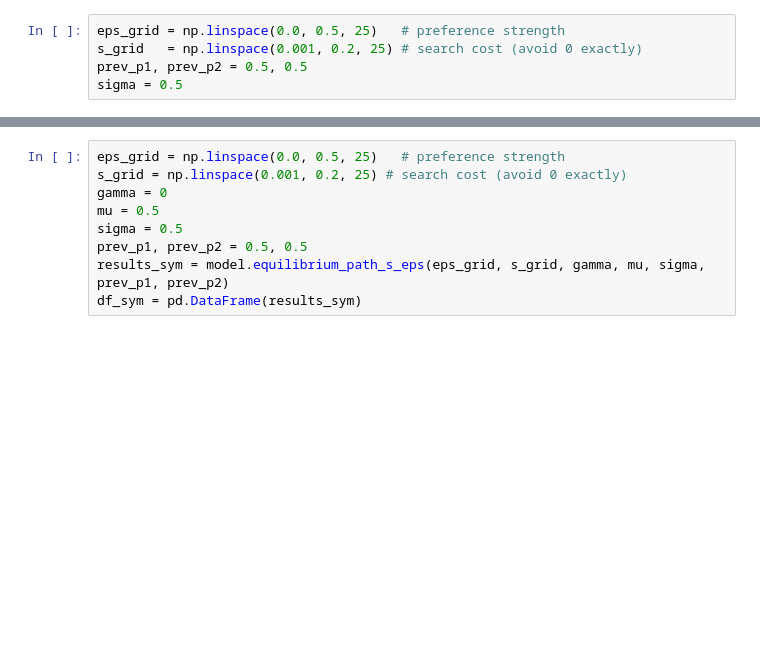
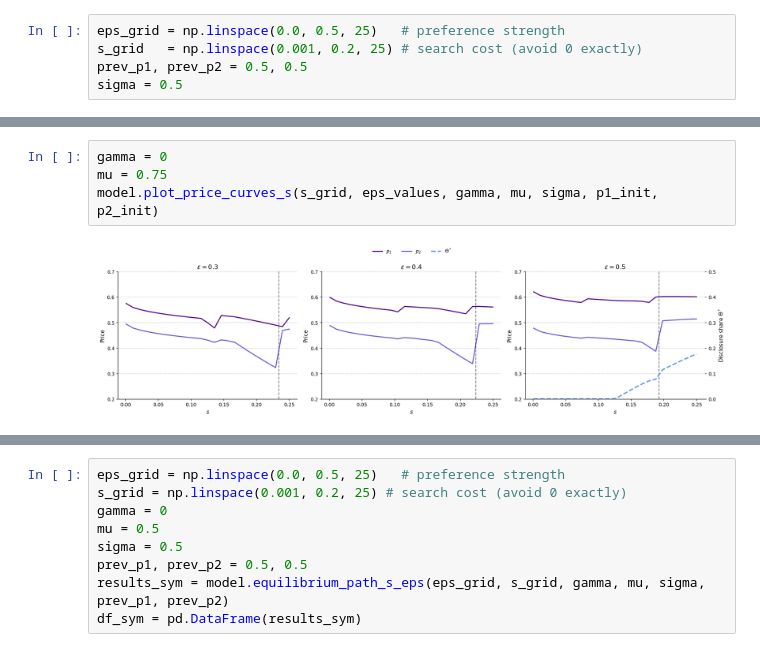
Before and after one commit to lkh927/masters2026, a Jupyter notebook: Model.ipynb, the cells around one changed output, grey strips where cells are left out. Cells and saved outputs as stored; diff of their text form; blank space fills up the shorter version.

```diff
--- a/Model.ipynb
+++ b/Model.ipynb
@@ -336,0 +97,6 @@ model.plot_welfare_comparison(df_eps)
+# %%
+gamma = 0
+mu = 0.75
+model.plot_price_curves_s(s_grid, eps_values, gamma, mu, sigma, p1_init, p2_init)
+# %% [output]
+[figure, added]
```
Also changed, not shown: parts of 64 cells of this notebook, 2 other files.
